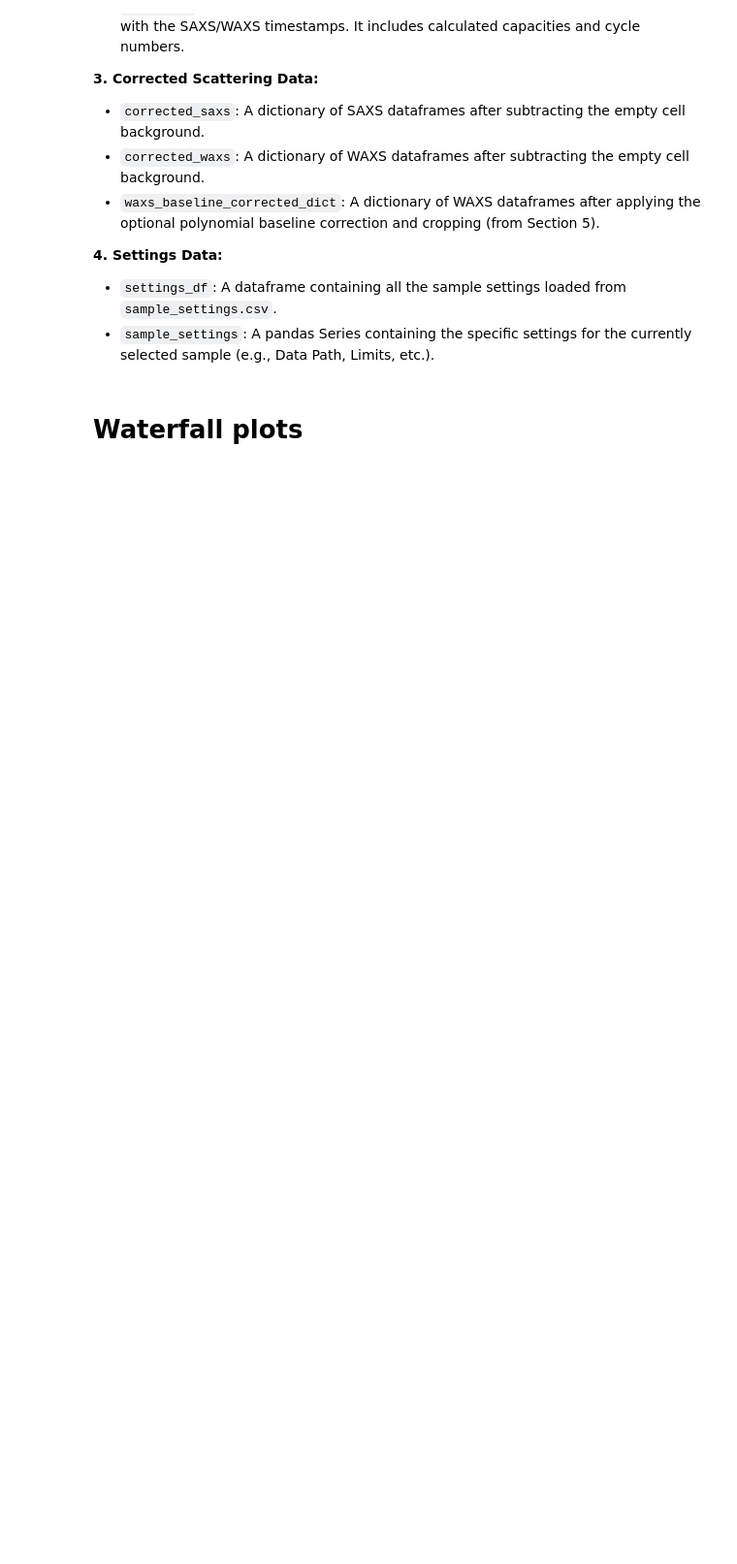
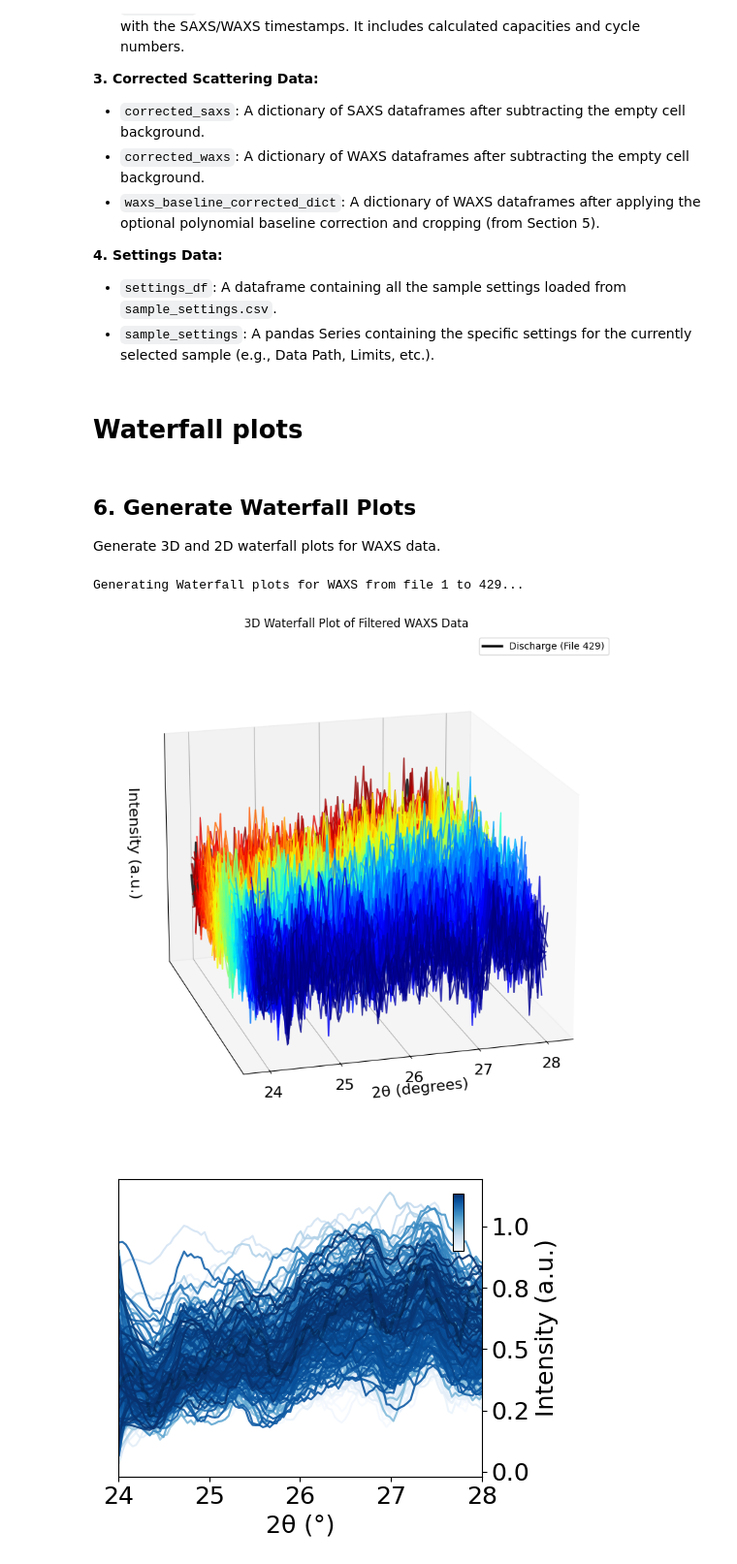
Before and after one commit to PronoyDutta/SAXS_WAXS, a Jupyter notebook: Final_Notebooks/main_analysis.ipynb, the cells around one changed output. Shown at 97% size. Saved outputs shown, nothing was run; the diff lists cells and outputs as text; code cells hidden in the pictures; blank space fills up the shorter version.

Commit message:
feat: add modular analysis notebook and utility visualization functions

```diff
--- a/Final_Notebooks/main_analysis.ipynb
+++ b/Final_Notebooks/main_analysis.ipynb
@@ -527,3 +530,45 @@ Here is a quick summary of the key dataframes and dictionaries generated during
 - `sample_settings`: A pandas Series containing the specific settings for the currently selected sample (e.g., Data Path, Limits, etc.).
 # %% [markdown]
 # Waterfall plots
+# %% [markdown]
+## 6. Generate Waterfall Plots
+Generate 3D and 2D waterfall plots for WAXS data.
+# %%
+# Define starting and discharge files based on electrochemical data analysis above.
+# We use a default starting_file = 1 and discharge_file as the first identified cycle change, if available.
+starting_file = 1
+if 'ec_results' in locals() and ec_results is not None and ec_results.get('Cycle_Changes_SAXS'):
+    discharge_file = ec_results['Cycle_Changes_SAXS'][0] # usually the first index is the end of discharge
+else:
+    discharge_file = max(all_data['WAXS'].keys()) if 'all_data' in locals() and all_data.get('WAXS') else 100
+
+last_file = max(all_data['WAXS'].keys()) if 'all_data' in locals() and all_data.get('WAXS') else discharge_file + 10
+
+print(f"Generating Waterfall plots for WAXS from file {starting_file} to {last_file}...")
+
+# 3D Waterfall Plot
+plot_3d_waterfall(
+    data_dictionary=waxs_baseline_corrected_dict,
+    starting_file=starting_file,
+    last_file=last_file,
+    discharge_file=discharge_file,
+    q_min=16.9, q_max=19.8,
+    offset_increment=0.000002,
+    save_plot=False
+)
+
+# 2D Waterfall Plot
+plot_2d_waterfall(
+    data_dictionary=waxs_baseline_corrected_dict,
+    starting_file=starting_file,
+    discharge_file=discharge_file,
+    q_min=16.96, q_max=21.12,
+    intensity_min=0, intensity_max=0.02,
+    offset_increment=0.00001,
+    highlight_file=discharge_file,
+    save_plot=False
+)
+# %% [output]
+Generating Waterfall plots for WAXS from file 1 to 429...
+[figure, added]
+[figure, added]
```
Also changed, not shown: parts of 4 cells of this notebook, 1 other file.
